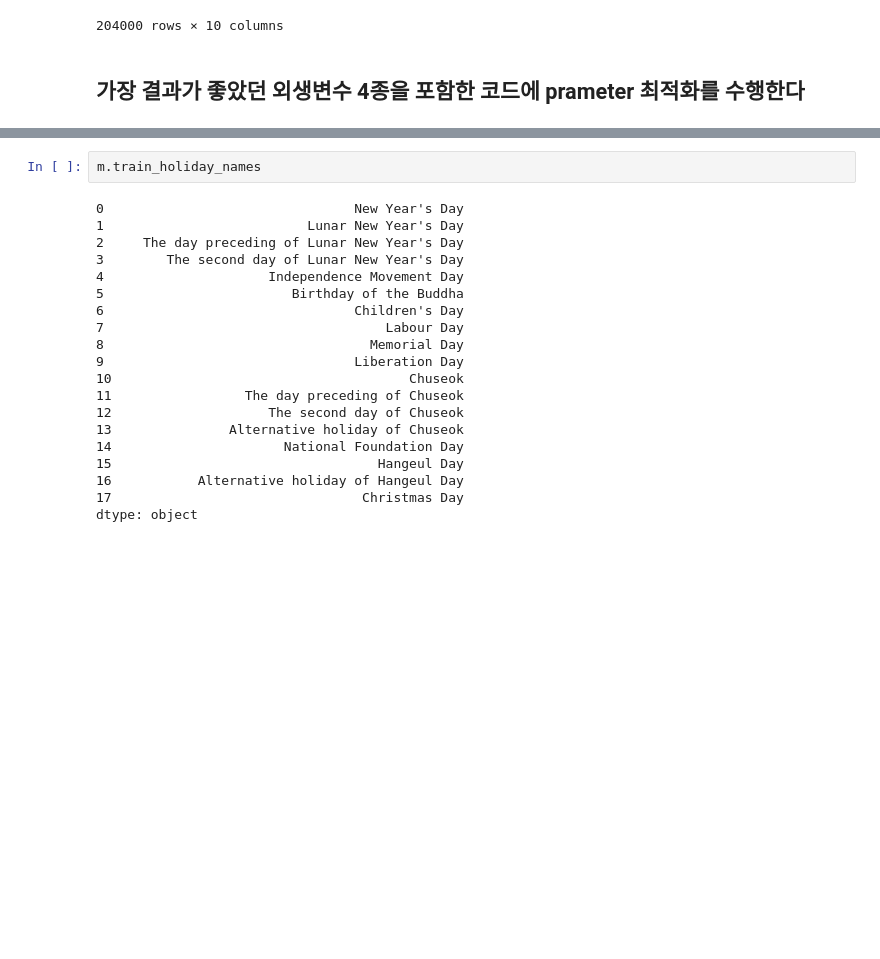
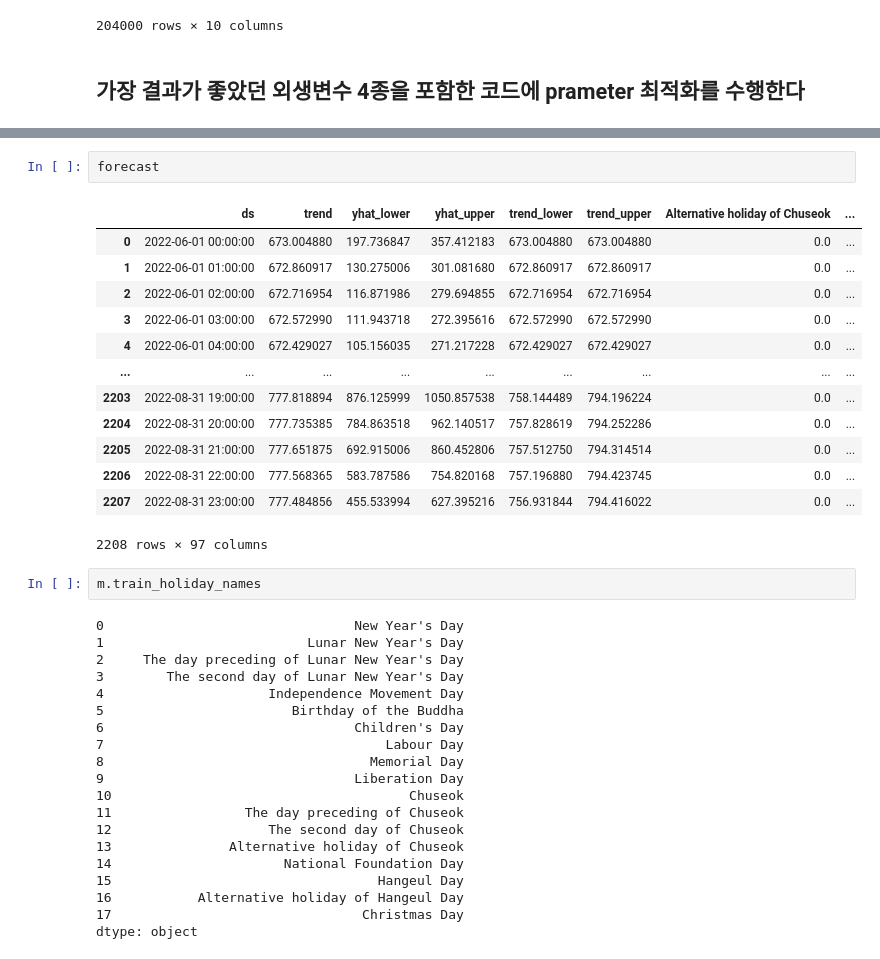
Before and after one commit to Jonghyun-Park1027/Competition3, a Jupyter notebook: Prophet_add_regressor.ipynb, the cells around one changed output, grey strips where cells are left out. Drawn from its saved outputs; the diff is of its cells as text; blank space fills up the shorter version.

```diff
--- a/Prophet_add_regressor.ipynb
+++ b/Prophet_add_regressor.ipynb
@@ -122,3 +182,19 @@ test_submission.set_index("num_date_time", inplace=True)
+# %%
+forecast
+# %% [output]
+|  | ds | trend | yhat_lower | yhat_upper | trend_lower | trend_upper | Alternative holiday of Chuseok | ... |
+| 0 | 2022-06-01 00:00:00 | 673.004880 | 197.736847 | 357.412183 | 673.004880 | 673.004880 | 0.0 | ... |
+| 1 | 2022-06-01 01:00:00 | 672.860917 | 130.275006 | 301.081680 | 672.860917 | 672.860917 | 0.0 | ... |
+| 2 | 2022-06-01 02:00:00 | 672.716954 | 116.871986 | 279.694855 | 672.716954 | 672.716954 | 0.0 | ... |
+| 3 | 2022-06-01 03:00:00 | 672.572990 | 111.943718 | 272.395616 | 672.572990 | 672.572990 | 0.0 | ... |
+| 4 | 2022-06-01 04:00:00 | 672.429027 | 105.156035 | 271.217228 | 672.429027 | 672.429027 | 0.0 | ... |
+| ... | ... | ... | ... | ... | ... | ... | ... | ... |
+| 2203 | 2022-08-31 19:00:00 | 777.818894 | 876.125999 | 1050.857538 | 758.144489 | 794.196224 | 0.0 | ... |
+| 2204 | 2022-08-31 20:00:00 | 777.735385 | 784.863518 | 962.140517 | 757.828619 | 794.252286 | 0.0 | ... |
+| 2205 | 2022-08-31 21:00:00 | 777.651875 | 692.915006 | 860.452806 | 757.512750 | 794.314514 | 0.0 | ... |
+| 2206 | 2022-08-31 22:00:00 | 777.568365 | 583.787586 | 754.820168 | 757.196880 | 794.423745 | 0.0 | ... |
+| 2207 | 2022-08-31 23:00:00 | 777.484856 | 455.533994 | 627.395216 | 756.931844 | 794.416022 | 0.0 | ... |
+2208 rows × 97 columns
 # %%
 m.train_holiday_names
 # %% [output]
```
Also changed, not shown: parts of 9 cells of this notebook, 1 other file.
